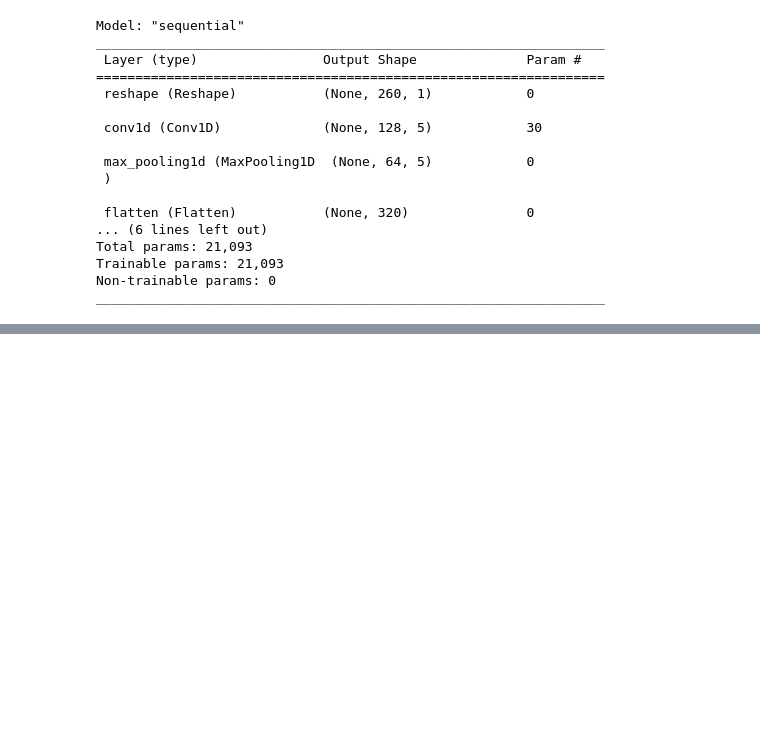
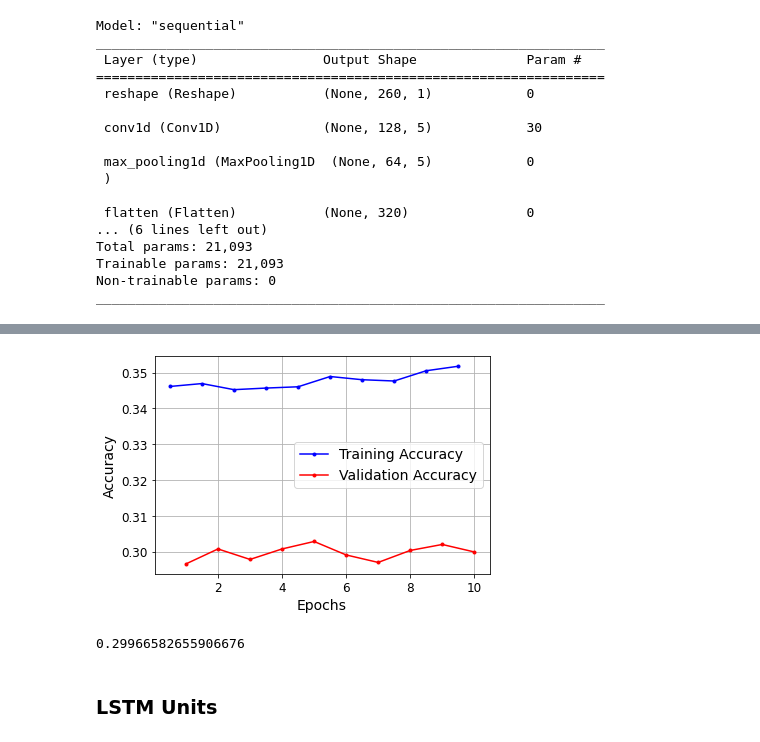
Before and after one commit to aswny/ml-notebooks, a Jupyter notebook: time-series-predictions/models.ipynb, the cells around one changed output, grey strips where cells are left out. Cells and saved outputs as stored; diff of their text form; code cells hidden in the pictures; blank space fills up the shorter version.

```diff
--- a/time-series-predictions/models.ipynb
+++ b/time-series-predictions/models.ipynb
@@ -375,0 +449,12 @@ np.mean(history.history['val_accuracy'][-5:])
+# %%
+plot_curves(history.history['accuracy'],
+            history.history['val_accuracy'],
+            label='Accuracy')
+# %% [output]
+[figure, added]
+# %%
+np.mean(history.history['val_accuracy'][-5:])
+# %% [output]
+0.29966582655906676
+# %% [markdown]
+### LSTM Units
```
Also changed, not shown: parts of 17 cells of this notebook, 10 other files.
